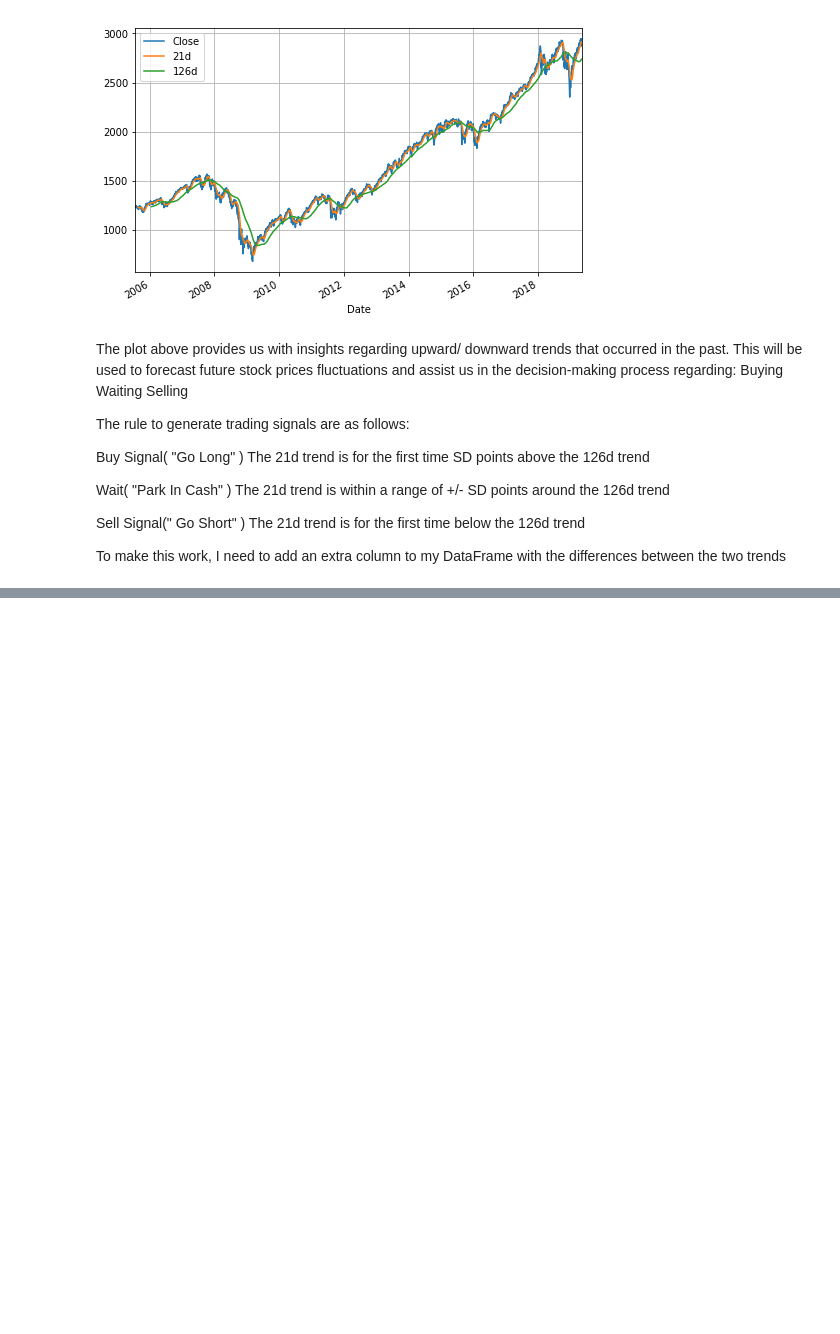
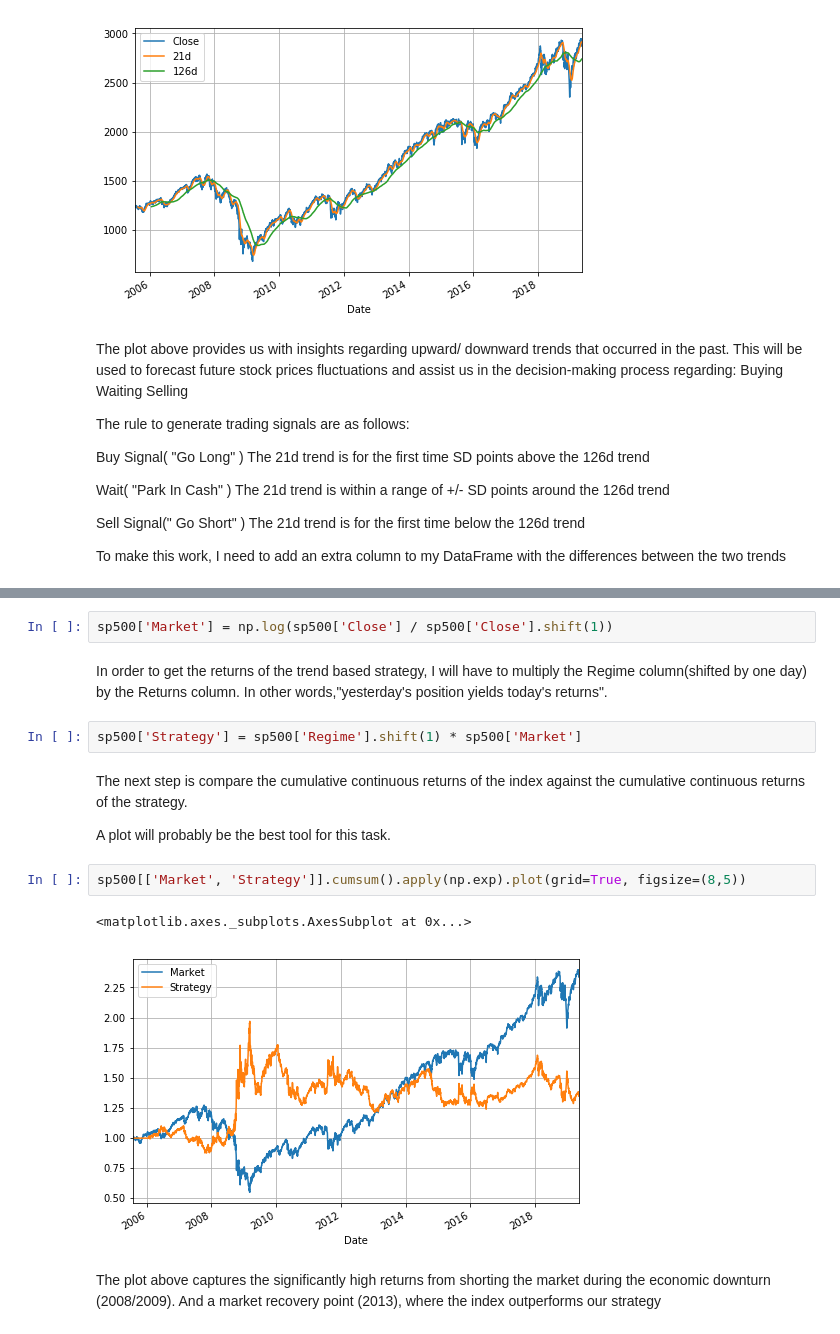
Before and after one commit to MarcoMen-Temp/FinPy, a Jupyter notebook: FinPy.ipynb, the cells around one changed output, grey strips where cells are left out. Cells and saved outputs as stored; diff of their text form; blank space fills up the shorter version.

```diff
--- a/FinPy.ipynb
+++ b/FinPy.ipynb
@@ -88,0 +138,17 @@ sp500['21d - 126d'].tail()
+# %%
+sp500['Market'] = np.log(sp500['Close'] / sp500['Close'].shift(1))
+# %% [markdown]
+In order to get the returns of the trend based strategy, I will have to multiply the Regime column(shifted by one day) by the Returns column. In other words,"yesterday's position yields today's returns".
+# %%
+sp500['Strategy'] = sp500['Regime'].shift(1) * sp500['Market']
+# %% [markdown]
+The next step is compare the cumulative continuous returns of the index against the cumulative continuous returns of the strategy.
+
+A plot will probably be the best tool for this task.
+# %%
+sp500[['Market', 'Strategy']].cumsum().apply(np.exp).plot(grid=True, figsize=(8,5))
+# %% [output]
+<matplotlib.axes._subplots.AxesSubplot at 0x...>
+[figure, added]
+# %% [markdown]
+The plot above captures the significantly high returns from shorting the market during the economic downturn (2008/2009). And a market recovery point (2013), where the index outperforms our strategy
```
Also changed, not shown: parts of 8 cells of this notebook.
